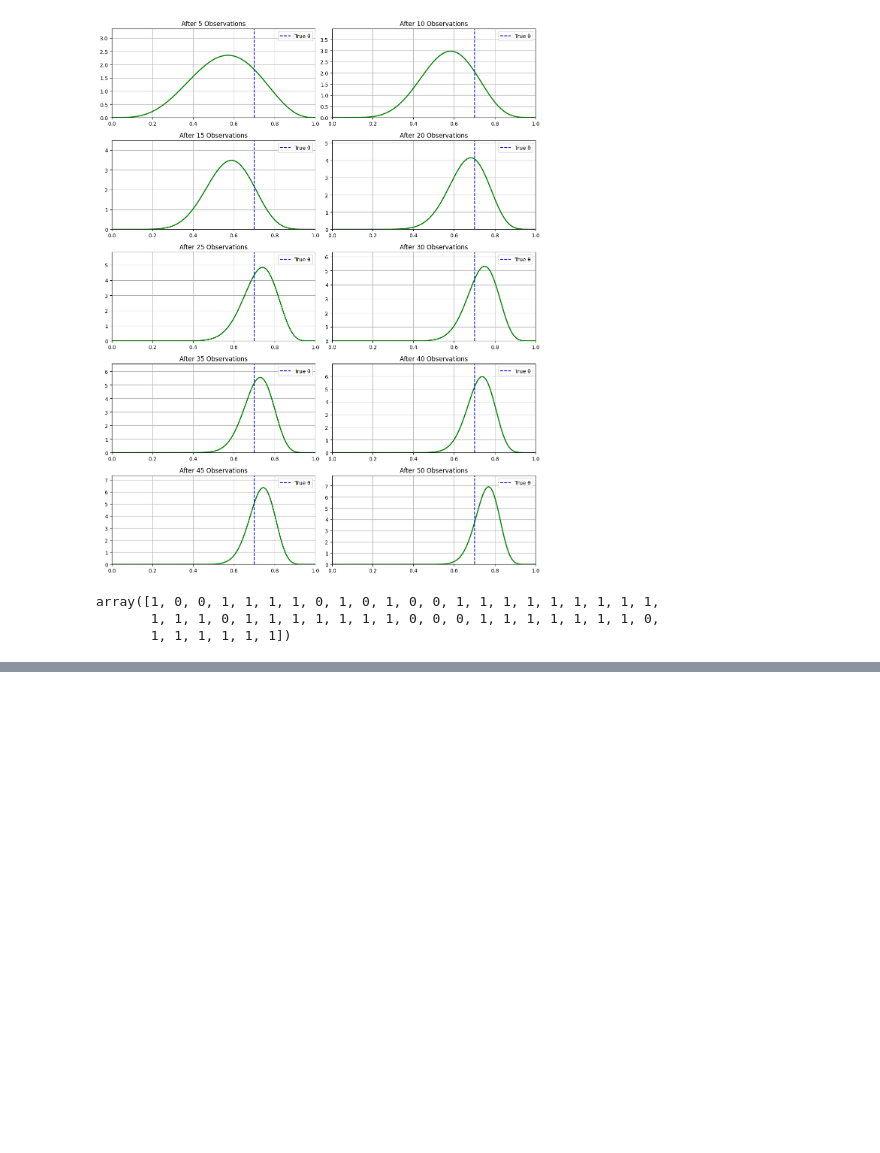
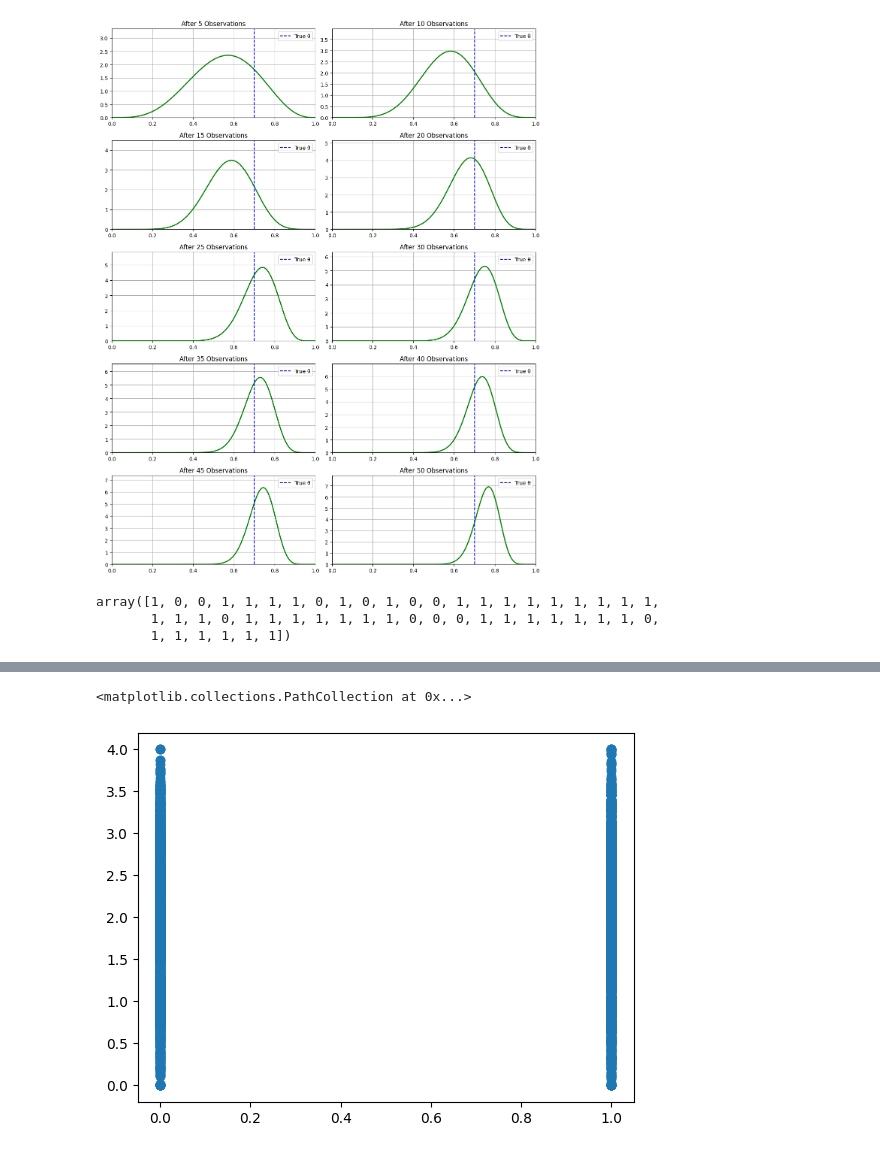
Before and after one commit to Shaik-Amaan-Ahmed/statistics, a Jupyter notebook: math-fun-vis/fun.ipynb, the cells around one changed output, grey strips where cells are left out. Cells and saved outputs as stored; diff of their text form; code cells hidden in the pictures; blank space fills up the shorter version.

```diff
--- a/math-fun-vis/fun.ipynb
+++ b/math-fun-vis/fun.ipynb
@@ -623,0 +725,2 @@ array([1, 0, 0, 1, 1, 1, 1, 0, 1, 0, 1, 0, 0, 1, 1, 1, 1, 1, 1, 1, 1, 1,
+# %%
+data=pd.read_csv('../Student_performance_data _.csv')
@@ -623,0 +736,5 @@ array([1, 0, 0, 1, 1, 1, 1, 0, 1, 0, 1, 0, 0, 1, 1, 1, 1, 1, 1, 1, 1, 1,
+# %%
+plt.scatter(data['Gender'],data['GPA'])
+# %% [output]
+<matplotlib.collections.PathCollection at 0x...>
+[figure, added]
```
Also changed, not shown: parts of 4 cells of this notebook.
